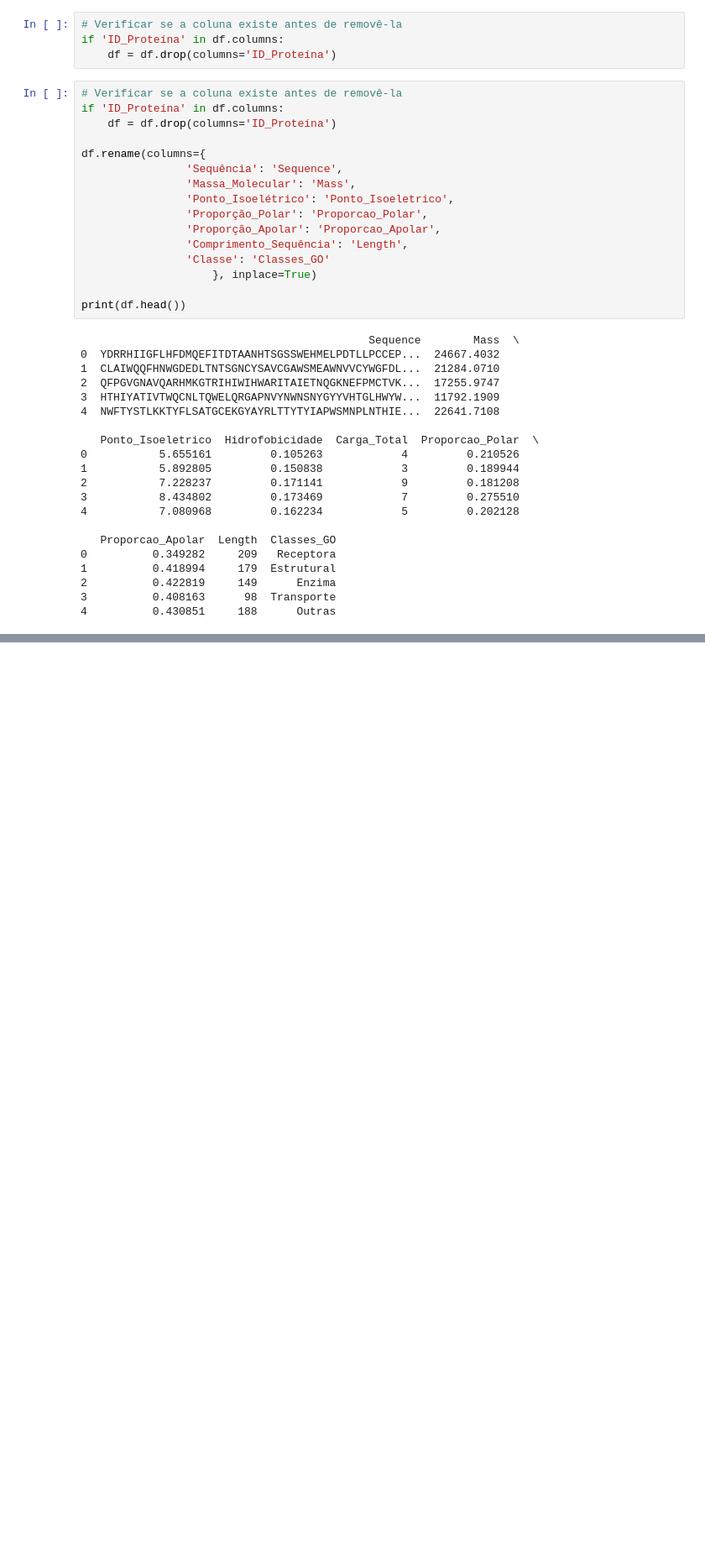
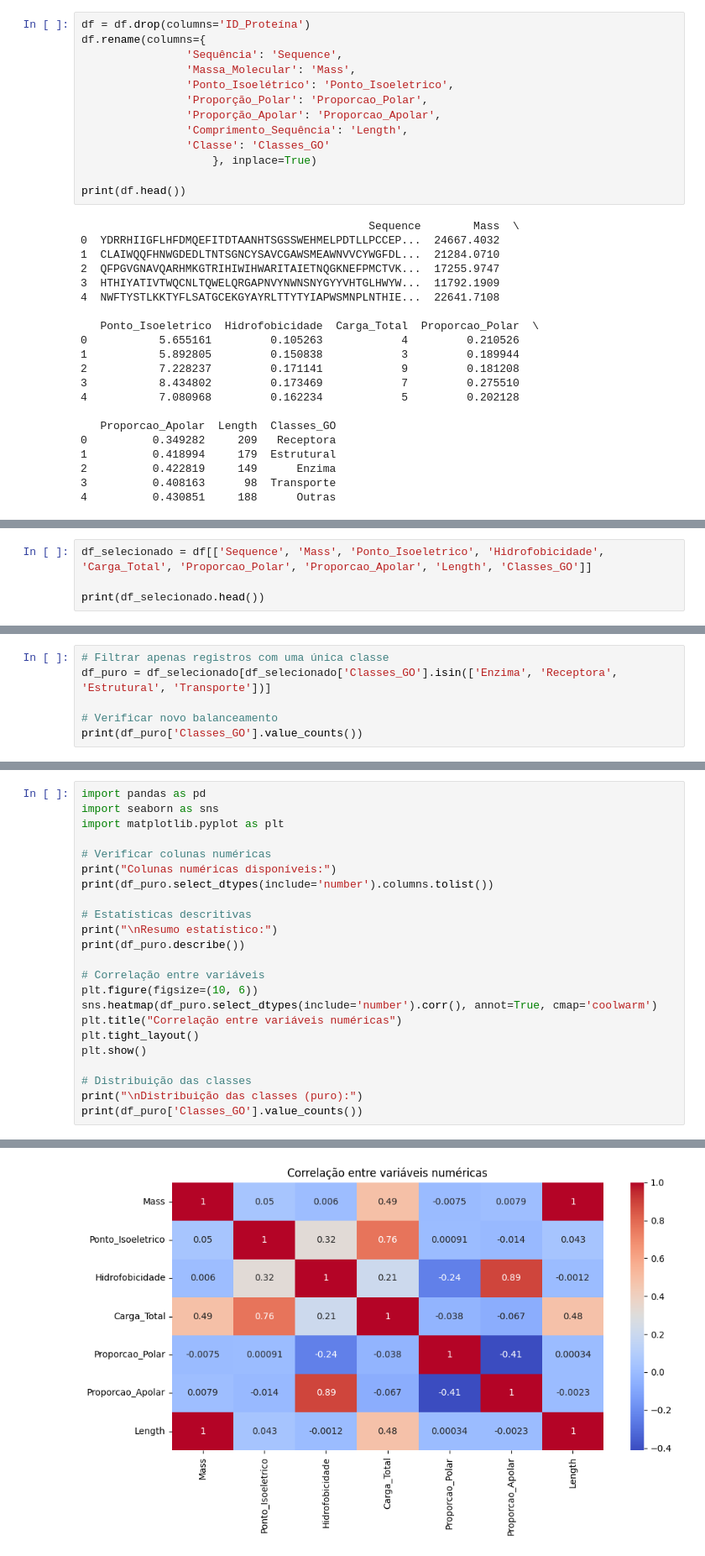
Before and after one commit to marcellovictor/classificacao-proteinas, a Jupyter notebook: kaggle.ipynb, the cells around one changed output, grey strips where cells are left out. Shown: that part at 84% size. Cells and saved outputs as stored; diff of their text form; blank space fills up the shorter version.

```diff
--- a/kaggle.ipynb
+++ b/kaggle.ipynb
@@ -17,12 +9,5 @@ df.head()
-# %%
-# Verificar se a coluna existe antes de removê-la
-if 'ID_Proteína' in df.columns:
-    df = df.drop(columns='ID_Proteína')
 # %%
-# Verificar se a coluna existe antes de removê-la
-if 'ID_Proteína' in df.columns:
-    df = df.drop(columns='ID_Proteína')
-
+df = df.drop(columns='ID_Proteína')
 df.rename(columns={
                 'Sequência': 'Sequence',
                 'Massa_Molecular': 'Mass',
@@ -57,0 +113,4 @@ print(df.head())
+# %%
+df_selecionado = df[['Sequence', 'Mass', 'Ponto_Isoeletrico', 'Hidrofobicidade', 'Carga_Total', 'Proporcao_Polar', 'Proporcao_Apolar', 'Length', 'Classes_GO']]
+
+print(df_selecionado.head())
@@ -57,0 +138,6 @@ print(df.head())
+# %%
+# Filtrar apenas registros com uma única classe
+df_puro = df_selecionado[df_selecionado['Classes_GO'].isin(['Enzima', 'Receptora', 'Estrutural', 'Transporte'])]
+
+# Verificar novo balanceamento
+print(df_puro['Classes_GO'].value_counts())
@@ -57,0 +151,24 @@ print(df.head())
+# %%
+import pandas as pd
+import seaborn as sns
+import matplotlib.pyplot as plt
+
+# Verificar colunas numéricas
+print("Colunas numéricas disponíveis:")
+print(df_puro.select_dtypes(include='number').columns.tolist())
+
+# Estatísticas descritivas
+print("\nResumo estatístico:")
+print(df_puro.describe())
+
+# Correlação entre variáveis
+plt.figure(figsize=(10, 6))
+sns.heatmap(df_puro.select_dtypes(include='number').corr(), annot=True, cmap='coolwarm')
+plt.title("Correlação entre variáveis numéricas")
+plt.tight_layout()
+plt.show()
+
+# Distribuição das classes
+print("\nDistribuição das classes (puro):")
+print(df_puro['Classes_GO'].value_counts())
+# %% [output]
@@ -57,0 +192 @@ print(df.head())
+[figure, added]
```
Also changed, not shown: parts of 18 cells of this notebook, 1 other file.
